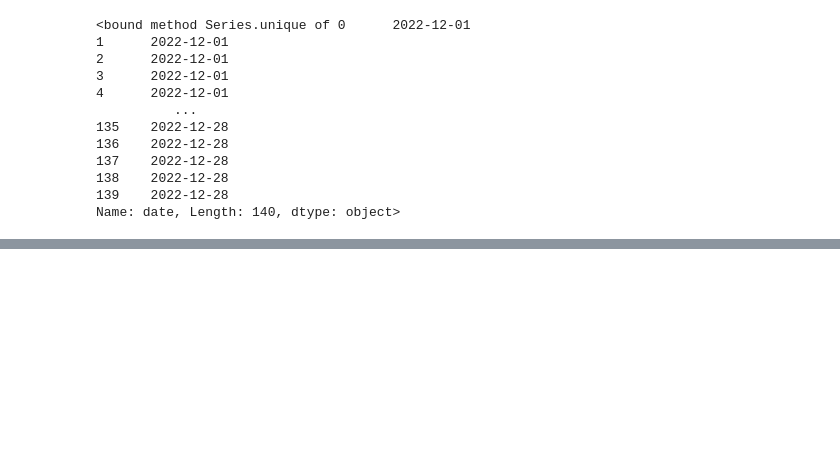
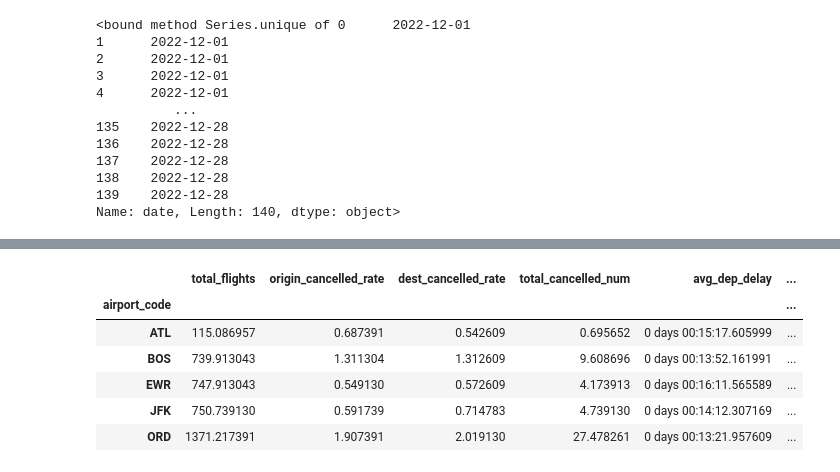
Before and after one commit to skibodaria/dbt_project, a Jupyter notebook: additional files/06_des_stats.ipynb, the cells around one changed output, grey strips where cells are left out. Drawn from its saved outputs; the diff is of its cells as text; code cells hidden in the pictures; blank space fills up the shorter version.

```diff
--- a/additional files/06_des_stats.ipynb
+++ b/additional files/06_des_stats.ipynb
@@ -176,3 +229,26 @@ Name: date, Length: 140, dtype: object>
+# %%
+# airport stats OUTSIDE OF THE the storm event:
+df_no_event_airport = df[
+    (pd.to_datetime(df["date"]) <= pd.Timestamp("2022-12-22")) |
+    (pd.to_datetime(df["date"]) >= pd.Timestamp("2022-12-28"))
+]
+
+df_no_event_airport.groupby("airport_code")[[
+    "total_flights",
+    "origin_cancelled_rate",
+    "dest_cancelled_rate",
+    "total_cancelled_num",
+    "avg_dep_delay",
+    "avg_arr_delay"
+]].mean()
+# %% [output]
+|  | total_flights | origin_cancelled_rate | dest_cancelled_rate | total_cancelled_num | avg_dep_delay | ... |
+| airport_code |  |  |  |  |  | ... |
+| ATL | 115.086957 | 0.687391 | 0.542609 | 0.695652 | 0 days 00:15:17.605999 | ... |
+| BOS | 739.913043 | 1.311304 | 1.312609 | 9.608696 | 0 days 00:13:52.161991 | ... |
+| EWR | 747.913043 | 0.549130 | 0.572609 | 4.173913 | 0 days 00:16:11.565589 | ... |
+| JFK | 750.739130 | 0.591739 | 0.714783 | 4.739130 | 0 days 00:14:12.307169 | ... |
+| ORD | 1371.217391 | 1.907391 | 2.019130 | 27.478261 | 0 days 00:13:21.957609 | ... |
 # %%
 # now same per airport
 
```
Also changed, not shown: parts of 10 cells of this notebook.
